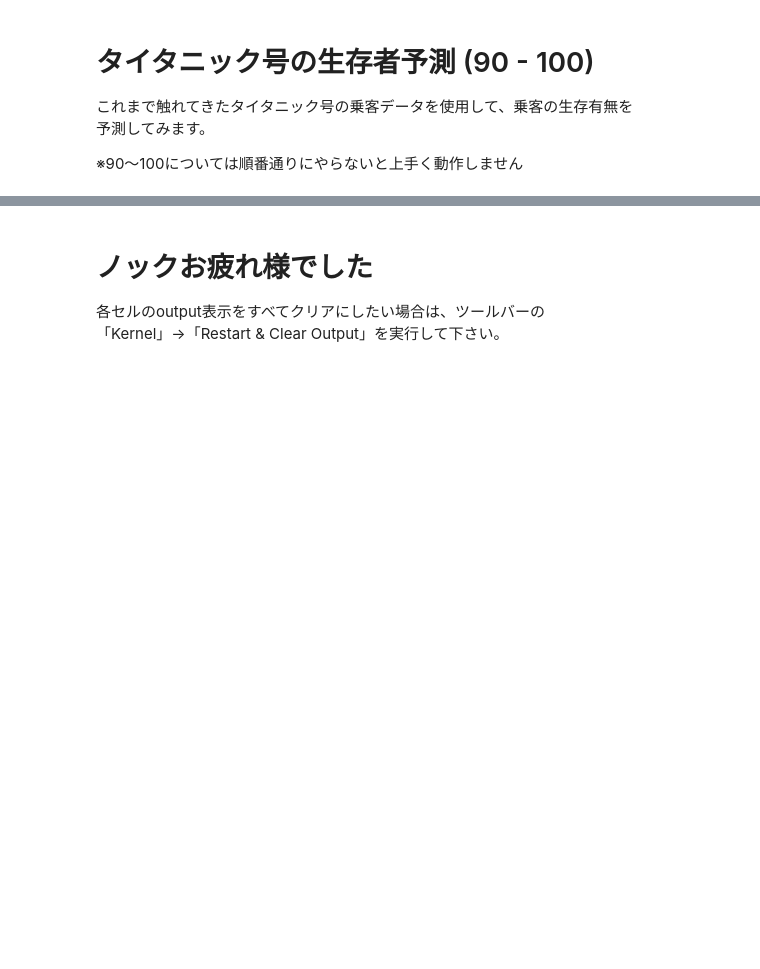
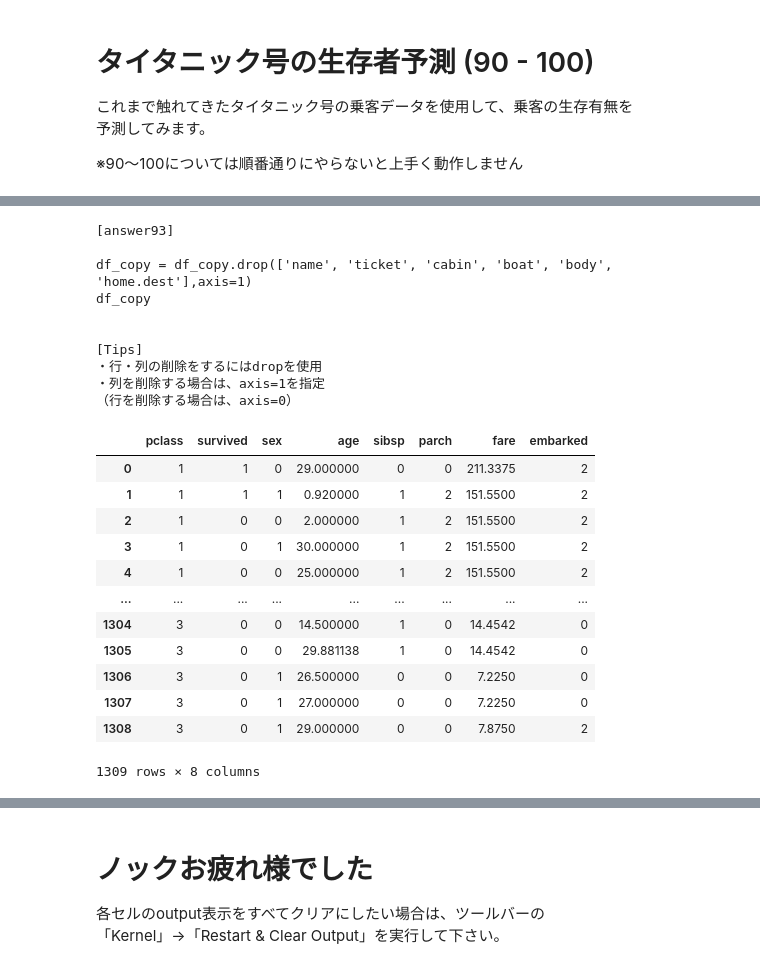
Before and after one commit to mizutaninaoki/pandas-100-knock, a Jupyter notebook: notebook/01_Pandas_100_Knocks_for_Begginer_v1.0.6.ipynb, the cells around one changed output, grey strips where cells are left out. Cells and saved outputs as stored; diff of their text form; code cells hidden in the pictures; blank space fills up the shorter version.

```diff
--- a/notebook/01_Pandas_100_Knocks_for_Begginer_v1.0.6.ipynb
+++ b/notebook/01_Pandas_100_Knocks_for_Begginer_v1.0.6.ipynb
@@ -2464,5 +2513,14 @@ df = initialize1() #初期化
 # df_copyのsexとembarked列をラベルエンコーディング
 # (from sklearn.preprocessing import LabelEncoderをインポート)
 # (df_copyはdfをコピーしたもの)
-#print(ans[90]) #回答表示
+print(ans[90]) #回答表示
 df_copy =df.copy()
+
+from sklearn.preprocessing import LabelEncoder
+
+le = LabelEncoder()
+
+df_copy['sex'] = le.fit_transform(df_copy['sex'])
+# df_copy['embarked'] = le.fit_transform(df_copy['embarked'].astype(str))
+df_copy['embarked'] = le.fit_transform(df_copy['embarked'])
+df_copy.head()
@@ -2473,4 +2582,8 @@ df_copy =df.copy()
 # %%
 # 【92】欠損値補完
 # df_copyのage、fare列の欠損値を各列の平均値で補完
-#print(ans[92]) #回答表示
+print(ans[92]) #回答表示
+
+df_copy['age'] = df_copy['age'].fillna(df_copy['age'].mean())
+df_copy['fare'] = df_copy['fare'].fillna(df_copy['fare'].mean())
+print(df_copy.isnull().sum())
@@ -2477,8 +2608,36 @@ df_copy =df.copy()
 # %%
 # 【93】不要列の削除
 # df_copyの中で機械学習で使用しない不要な行を削除
 # (name, ticket, cabin, boat, body, home.destを削除)
-#print(ans[93]) #回答表示
+print(ans[93]) #回答表示
+
+# df_copy.columns
+df_copy = df_copy.drop(['name', 'ticket', 'cabin', 'boat', 'body', 'home.dest'],axis=1)
+df_copy
+# %% [output]
+[answer93]
+
+df_copy = df_copy.drop(['name', 'ticket', 'cabin', 'boat', 'body', 'home.dest'],axis=1)
+df_copy
+
+
+[Tips]
+・行・列の削除をするにはdropを使用
+・列を削除する場合は、axis=1を指定
+（行を削除する場合は、axis=0）
+|  | pclass | survived | sex | age | sibsp | parch | fare | embarked |
+| 0 | 1 | 1 | 0 | 29.000000 | 0 | 0 | 211.3375 | 2 |
+| 1 | 1 | 1 | 1 | 0.920000 | 1 | 2 | 151.5500 | 2 |
+| 2 | 1 | 0 | 0 | 2.000000 | 1 | 2 | 151.5500 | 2 |
+| 3 | 1 | 0 | 1 | 30.000000 | 1 | 2 | 151.5500 | 2 |
+| 4 | 1 | 0 | 0 | 25.000000 | 1 | 2 | 151.5500 | 2 |
+| ... | ... | ... | ... | ... | ... | ... | ... | ... |
+| 1304 | 3 | 0 | 0 | 14.500000 | 1 | 0 | 14.4542 | 0 |
+| 1305 | 3 | 0 | 0 | 29.881138 | 1 | 0 | 14.4542 | 0 |
+| 1306 | 3 | 0 | 1 | 26.500000 | 0 | 0 | 7.2250 | 0 |
+| 1307 | 3 | 0 | 1 | 27.000000 | 0 | 0 | 7.2250 | 0 |
+| 1308 | 3 | 0 | 1 | 29.000000 | 0 | 0 | 7.8750 | 2 |
+1309 rows × 8 columns
 # %%
 # 【94】ndarray形式への変換
 # ①df_copyのpclass、age、sex、fare、embarkedの列を抽出し、ndarray形式に変換
```
Also changed, not shown: parts of 13 cells of this notebook, 1 other file.
